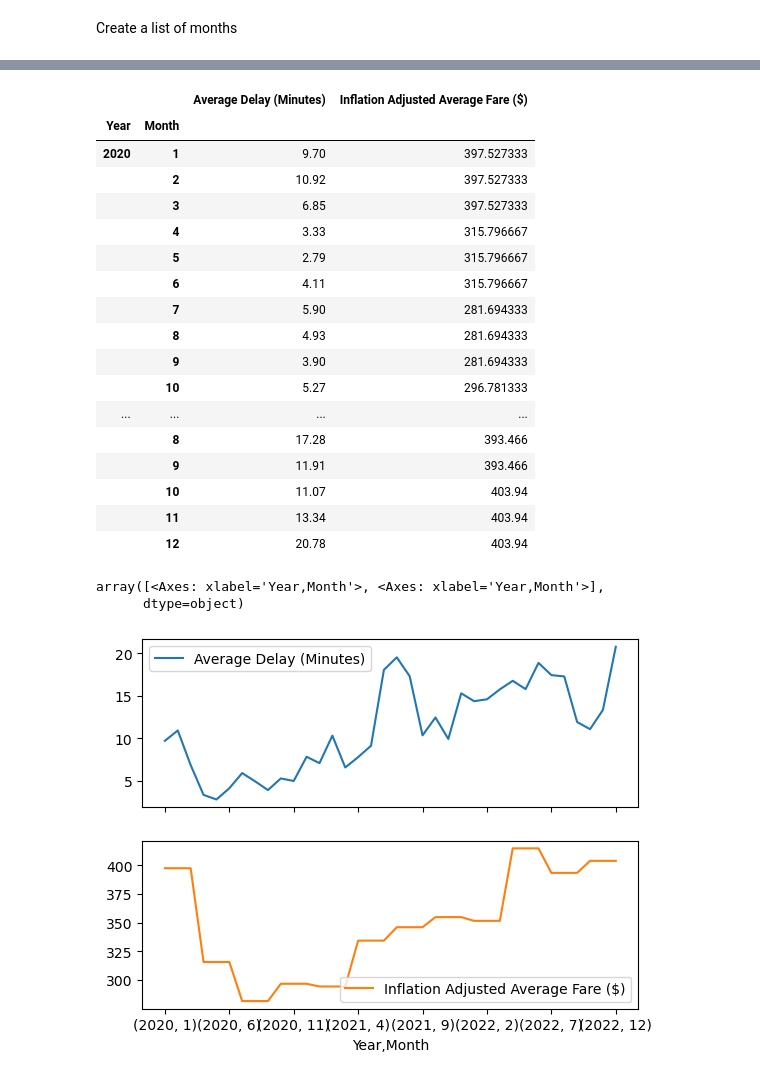
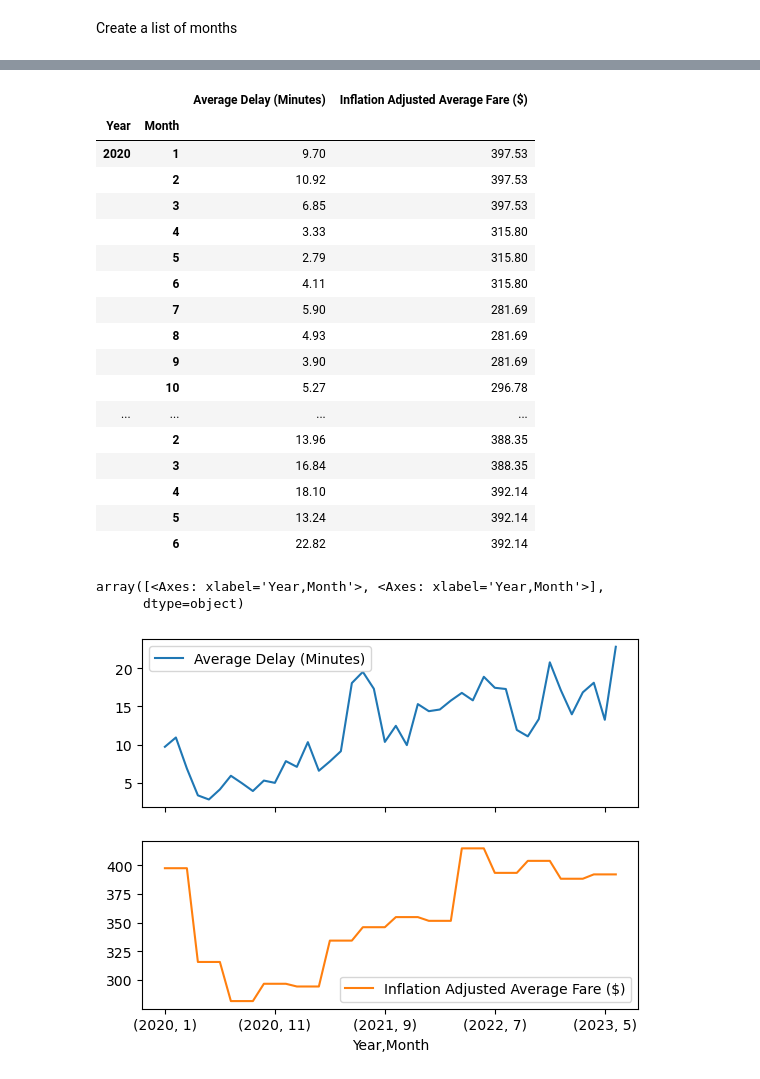
Before and after one commit to silas-ph/Group_6_EDA, a Jupyter notebook: p1_flight_data_analysis.ipynb, the cells around one changed output, grey strips where cells are left out. Cells and saved outputs as stored; diff of their text form; code cells hidden in the pictures.

```diff
--- a/p1_flight_data_analysis.ipynb
+++ b/p1_flight_data_analysis.ipynb
@@ -900,0 +899,21 @@ display(df_year)
+# %%
+# Fill in missing values in the 'Quarter' column
+df_summary['Quarter'] = df_summary['Quarter'].fillna(4)
+# %%
+# Rearrange columns
+df_summary = df_summary[['Year',
+                         'Quarter',
+                         'Month',
+                         'Year-Month',
+                         'Airport Code',
+                         'City Name',
+                         'State',
+                         'flight_number_marketing_airline',
+                         'DOMESTIC',
+                         'arrdelayminutes',
+                         'cancelled',
+                         'Cancelled %',
+                         'Average Fare ($)',
+                         'Inflation Adjusted Average Fare ($)']]
+display(df_summary.head())
+display(df_summary.tail())
@@ -900,0 +933,9 @@ display(df_year)
+# %%
+# Rename a bunch of columns to more user-friendly names
+df_summary = df_summary.rename(columns={'Airport Code': 'Airport',
+                                        'flight_number_marketing_airline': 'No. of Flights',
+                                        'arrdelayminutes': 'Average Delay (Minutes)',
+                                        'cancelled': 'Cancelled Flights',
+                                        'DOMESTIC': 'Passengers',
+                                        'City Name': 'City'})
+display(df_summary.head())
@@ -900,0 +1003,5 @@ display(df_year)
+# %%
+# Zoom into years 2020-2022 since Covid 19 restrictions started in 2020 and passenger numbers had pretty much recovered at the end of 2022.
+df_year = df_summary.loc[(df_summary['Year-Month']>'2019-12') & (df_summary['Year-Month']<'2023-07')]
+display(df_year.head())
+display(df_year.tail())
@@ -929,28 +1053,32 @@ array([<Axes: xlabel='Year,Month'>, <Axes: xlabel='Year,Month'>],
 # %%
-df_monthly_means = df_year[['Average Delay (Minutes)',
+# Plot the average arrival delays and the inflation adjusted airfare by month from
+# January of 2020 to December of 2022
+df_monthly_means = df_year[['Year',
+                            'Month',
+                            'Average Delay (Minutes)',
                             'Inflation Adjusted Average Fare ($)']].groupby(['Year','Month']).mean().round(2)
 display(df_monthly_means)
 
 df_monthly_means.plot(subplots=True)
 # %% [output]
 |  |  | Average Delay (Minutes) | Inflation Adjusted Average Fare ($) |
 | Year | Month |  |  |
-| 2020 | 1 | 9.70 | 397.527333 |
-|  | 2 | 10.92 | 397.527333 |
-|  | 3 | 6.85 | 397.527333 |
-|  | 4 | 3.33 | 315.796667 |
-|  | 5 | 2.79 | 315.796667 |
-|  | 6 | 4.11 | 315.796667 |
-|  | 7 | 5.90 | 281.694333 |
-|  | 8 | 4.93 | 281.694333 |
-|  | 9 | 3.90 | 281.694333 |
-|  | 10 | 5.27 | 296.781333 |
+| 2020 | 1 | 9.70 | 397.53 |
+|  | 2 | 10.92 | 397.53 |
+|  | 3 | 6.85 | 397.53 |
+|  | 4 | 3.33 | 315.80 |
+|  | 5 | 2.79 | 315.80 |
+|  | 6 | 4.11 | 315.80 |
+|  | 7 | 5.90 | 281.69 |
+|  | 8 | 4.93 | 281.69 |
+|  | 9 | 3.90 | 281.69 |
+|  | 10 | 5.27 | 296.78 |
 | ... | ... | ... | ... |
-|  | 8 | 17.28 | 393.466 |
-|  | 9 | 11.91 | 393.466 |
-|  | 10 | 11.07 | 403.94 |
-|  | 11 | 13.34 | 403.94 |
-|  | 12 | 20.78 | 403.94 |
+|  | 2 | 13.96 | 388.35 |
+|  | 3 | 16.84 | 388.35 |
+|  | 4 | 18.10 | 392.14 |
+|  | 5 | 13.24 | 392.14 |
+|  | 6 | 22.82 | 392.14 |
 array([<Axes: xlabel='Year,Month'>, <Axes: xlabel='Year,Month'>],
       dtype=object)
-[figure, old version]
+[figure, new version]
```
Also changed, not shown: parts of 55 cells of this notebook.
